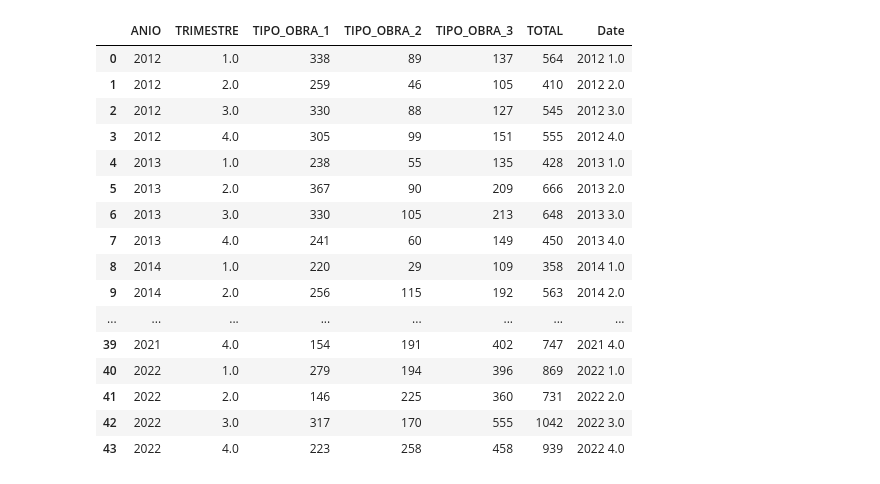
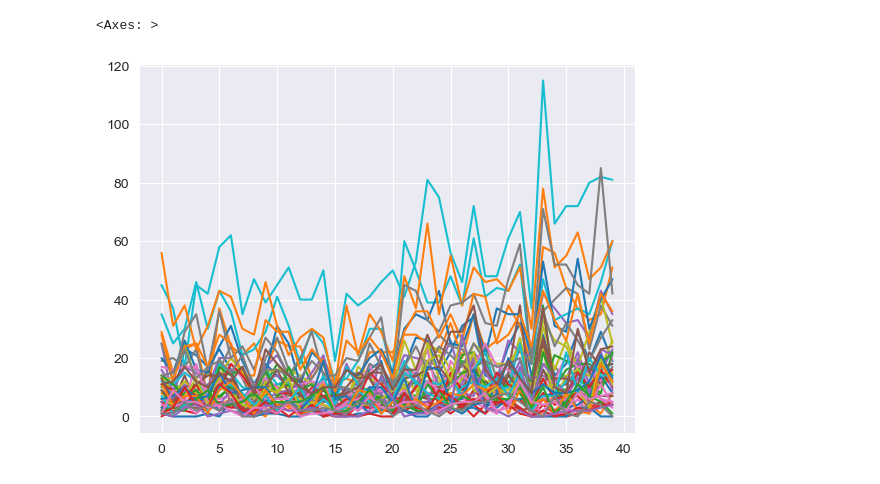
Before and after one commit to SantiRimedio/Trabajo_MacOs, a Jupyter notebook: Work/Exploración.ipynb, the cells around one changed output. Saved outputs shown, nothing was run; the diff lists cells and outputs as text; code cells hidden in the pictures.

```diff
--- a/Work/Exploración.ipynb
+++ b/Work/Exploración.ipynb
@@ -1,7 +12,7 @@
 # %%
-from statsmodels.graphics.tsaplots import plot_acf
-import pandas as pd
-import matplotlib.pyplot as plt
+#Windows
+#df = pd.read_excel(r"C:\Users\20344807257\Desktop\base_2012_2022_limpia.xlsx")
+#MacOs
 df = pd.read_excel("/Users/santi/Desktop/Work/Bases/base_2012_2022_limpia.xlsx")
 #df.drop(df.columns[[0,1,2]],axis=1,inplace=True)
 df["TIPO_OBRA"] = df["TIPO_OBRA"].astype(str)
@@ -11,9 +22,13 @@ for i in ["1","2","3"]:
     a = (df[df["TIPO_OBRA"] == i].groupby(['ANIO', 'TRIMESTRE']).size())
     serie_total.index = a.index
     serie_total[f"TIPO_OBRA_{i}"] = a.array
-serie_total["TOTAL"] = serie_total["TIPO_OBRA_1"] + serie_total["TIPO_OBRA_2"] + serie["TIPO_OBRA_3"]
+serie_total["TOTAL"] = serie_total["TIPO_OBRA_1"] + serie_total["TIPO_OBRA_2"] + serie_total["TIPO_OBRA_3"]
+df.dropna(subset="TRIMESTRE", inplace=True)
 df["DATE"] = df["ANIO"].astype(str) + "-" + df["TRIMESTRE"].astype(str)
 df.dropna(subset="SUP_CONST",inplace=True)
+df["BARRIOS"] = df["BARRIOS"].str.replace(",", ".")
+df["BARRIOS"] = df["BARRIOS"].str.replace("NUNEZ", "NUÑEZ")
+df = df[df["ANIO"]  != 2020]
 df
 # %% [output]
 |  | Unnamed: 0.2 | Unnamed: 0.1 | Unnamed: 0 | ANIO | MES | TRIMESTRE | FECHA | DIRECCION | TIPO_OBRA | ... |
@@ -32,7 +46,0 @@ df
-# %%
-for i in df["BARRIOS"].unique():
-    b = (df[df["BARRIOS"] == i].groupby(['DATE']).size())
-    #serie_barrios.index = b.index
-    #serie_barrios[f"{i}"] = b.array
-    print(i)
-    print(b)
@@ -86,15 +46,0 @@ dtype: int64
-# %%
-autocorr= serie.drop(index=(2020),level=0)
-fig, axs = plt.subplots(nrows=4, ncols=1)
-plot_acf(autocorr["TIPO_OBRA_1"], lags=39,ax=axs[0])
-plot_acf(autocorr["TIPO_OBRA_2"], lags=39,ax=axs[1])
-plot_acf(autocorr["TIPO_OBRA_3"], lags=39,ax=axs[2])
-plot_acf(autocorr["TOTAL"], lags=39,ax=axs[3])
-plt.rc("figure", figsize=(20,11))
-plt.xlabel('Lags', fontsize=18)
-plt.ylabel('Correlation', fontsize=18)
-plt.xticks(fontsize=18)
-plt.yticks(fontsize=18)
-plt.title('Autocorrelation Plot', fontsize=20)
-plt.tight_layout()
-plt.show()
@@ -139,20 +46,0 @@ ax
-# %%
-a
-# %% [output]
-|  | ANIO | TRIMESTRE | TIPO_OBRA_1 | TIPO_OBRA_2 | TIPO_OBRA_3 | TOTAL | Date |
-| 0 | 2012 | 1.0 | 338 | 89 | 137 | 564 | 2012 1.0 |
-| 1 | 2012 | 2.0 | 259 | 46 | 105 | 410 | 2012 2.0 |
-| 2 | 2012 | 3.0 | 330 | 88 | 127 | 545 | 2012 3.0 |
-| 3 | 2012 | 4.0 | 305 | 99 | 151 | 555 | 2012 4.0 |
-| 4 | 2013 | 1.0 | 238 | 55 | 135 | 428 | 2013 1.0 |
-| 5 | 2013 | 2.0 | 367 | 90 | 209 | 666 | 2013 2.0 |
-| 6 | 2013 | 3.0 | 330 | 105 | 213 | 648 | 2013 3.0 |
-| 7 | 2013 | 4.0 | 241 | 60 | 149 | 450 | 2013 4.0 |
-| 8 | 2014 | 1.0 | 220 | 29 | 109 | 358 | 2014 1.0 |
-| 9 | 2014 | 2.0 | 256 | 115 | 192 | 563 | 2014 2.0 |
-| ... | ... | ... | ... | ... | ... | ... | ... |
-| 39 | 2021 | 4.0 | 154 | 191 | 402 | 747 | 2021 4.0 |
-| 40 | 2022 | 1.0 | 279 | 194 | 396 | 869 | 2022 1.0 |
-| 41 | 2022 | 2.0 | 146 | 225 | 360 | 731 | 2022 2.0 |
-| 42 | 2022 | 3.0 | 317 | 170 | 555 | 1042 | 2022 3.0 |
-| 43 | 2022 | 4.0 | 223 | 258 | 458 | 939 | 2022 4.0 |
@@ -158,0 +49,13 @@ a
+# %%
+#Grouping of data by date
+merge = pd.DataFrame()
+for i in df["BARRIOS"].unique():
+    b = (df[df["BARRIOS"] == i].groupby(['DATE']).size()).to_frame(name=i)
+
+    merge= pd.merge(merge, b, how="outer", right_index = True, left_index = True)
+    merge.fillna(0,inplace=True)
+merge.reset_index(inplace=True)
+merge.plot(legend=None)
+# %% [output]
+<Axes: >
+[figure, added]
```
Also changed, not shown: parts of 32 cells of this notebook.
